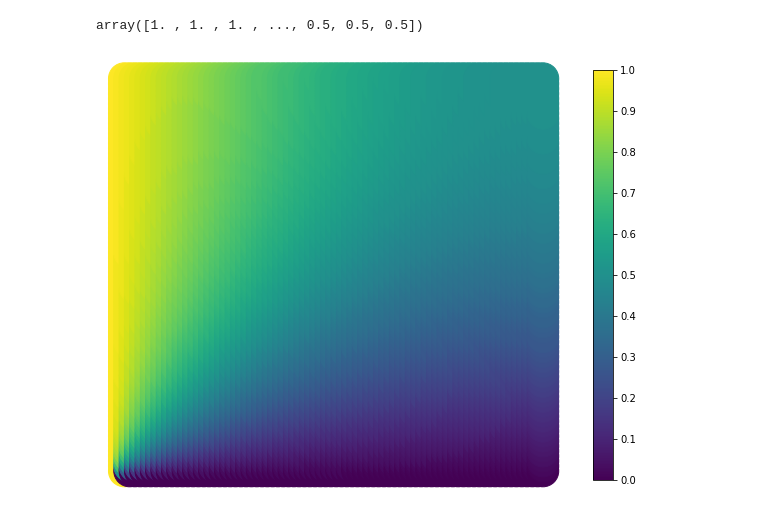
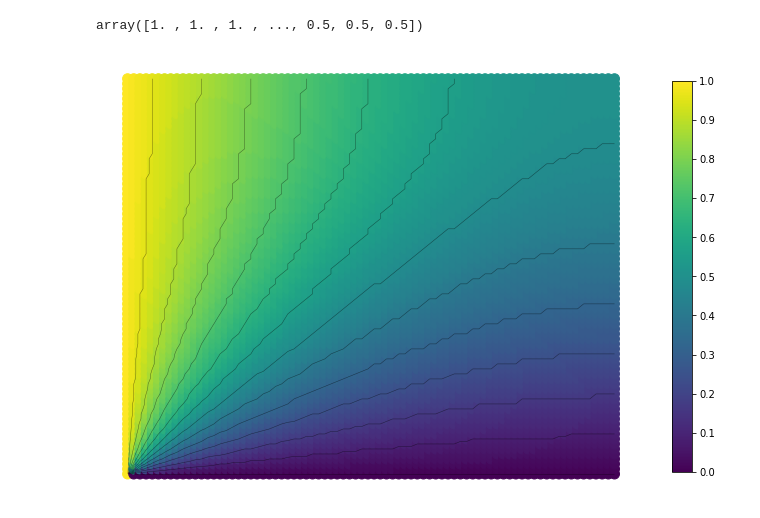
Before and after one commit to Inferno2332/conductance, a Jupyter notebook: Rectangle Graph (version 2).ipynb, the cells around one changed output. Drawn from its saved outputs; the diff is of its cells as text; code cells hidden in the pictures.

Commit message:
added contours

```diff
--- a/Rectangle Graph (version 2).ipynb
+++ b/Rectangle Graph (version 2).ipynb
@@ -85,25 +85,31 @@ array([1. , 1. , 1. , ..., 0.5, 0.5, 0.5])
 # %%
 # Make a list of the potentials, in the new order (for coloring the nodes)
 potentials_ordered = [potentials[i-1] for i in b]
 
 # Make the node labels the potentials.
 labels = dict(zip(range(1, L*W + 1), potentials))
 nx.relabel_nodes(G, labels)
 
 cmap = 'viridis'
 
+fig, ax = plt.subplots(figsize=(12,8))
+
 # Draw
-plt.figure(figsize=(8, 6))
-fig = nx.draw(G,node_size=1000, pos=pos, with_labels=False, labels=labels, cmap=cmap, node_color = potentials_ordered)
+fig = nx.draw(G,node_size=100, pos=pos, with_labels=False, labels=labels, cmap=cmap, node_color = potentials_ordered, ax=ax)
+
+
+# Contours
+data = np.reshape(potentials_ordered, (L, W)).T
+ax.contour(data, levels=15, colors='black', alpha=0.5, linewidths=0.5)
 
 
 # Colorbar
 # Source: https://stackoverflow.com/questions/43805821/matplotlib-add-colorbar-to-non-mappable-object
 norm = mpl.colors.Normalize(vmin=0,vmax=1)
 sm = plt.cm.ScalarMappable(cmap=cmap, norm=norm)
 sm.set_array([])
-plt.colorbar(sm, ticks=np.linspace(0,1,11), shrink=0.95)
+plt.colorbar(sm, ticks=np.linspace(0,1,11), shrink=0.9, ax=ax)
 
 plt.show()
 # %% [output]
-[figure, old version]
+[figure, new version]
```
Also changed, not shown: parts of 2 cells of this notebook.
